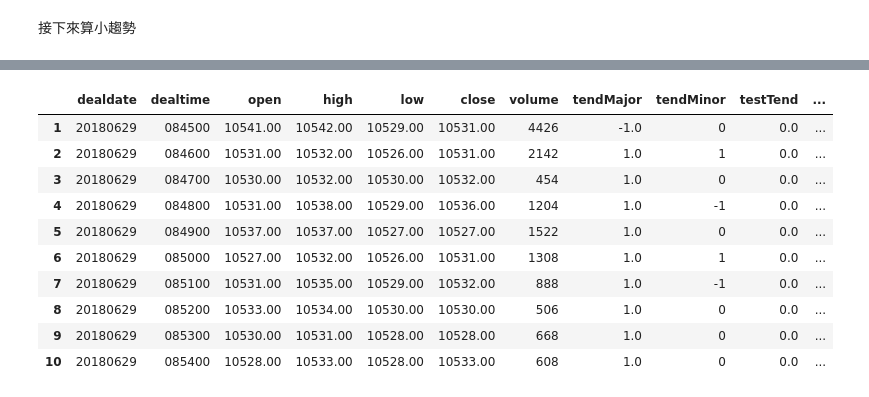
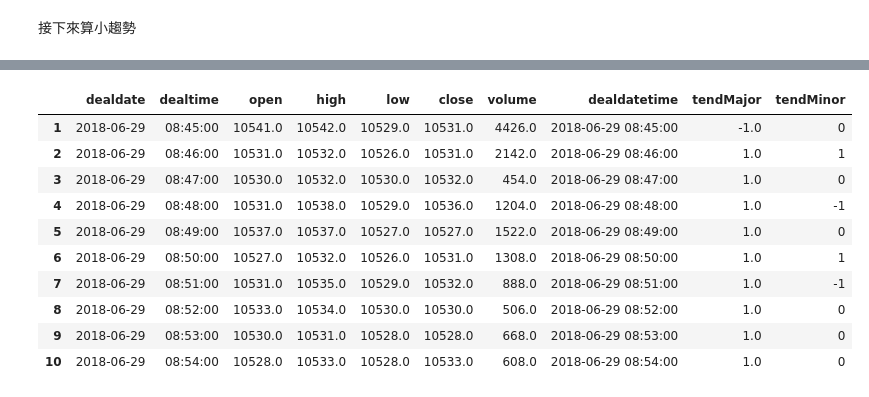
Before and after one commit to maochaokuo/pyKerasGA1, a Jupyter notebook: twfutures1.ipynb, the cells around one changed output, grey strips where cells are left out. Cells and saved outputs as stored; diff of their text form; code cells hidden in the pictures.

```diff
--- a/twfutures1.ipynb
+++ b/twfutures1.ipynb
@@ -53,0 +80,19 @@ print(datetime.datetime.now()) # about 0.5 second
+# %%
+#dfNext['dealdate']=str(dfNext['dealdate'])
+dfNext=df
+for index, row in dfNext.iterrows():
+    dealdate=row['dealdate']#[:4]+'-'+row['dealdate'][4:6]+'-'+row['dealdate'][6:]
+    dfNext.at[index,'dealdate']=datetime.datetime.strptime(dealdate, '%Y%m%d')
+    dfNext.at[index,'dealtime']=datetime.datetime.strptime(row['dealtime'], '%H%M%S')
+    #dfNext.at[index,'dealtime']=datetime.datetime.strptime(dealdate[:4]+'-'+dealdate[4:6]+'-'+dealdate[6:8])
+    #dfNext.at[index,'dealdate']=row['dealdate'][:4]+'-'+row['dealdate'][4:6]+'-'+row['dealdate'][6:]
+    #dfNext.at[index,'dealtime']=row['dealtime'][:2]+':'+row['dealtime'][2:4]+':'+row['dealtime'][4:]
+    dfNext.at[index,'dealdatetime']=row['dealdate'][:4]+'-'+row['dealdate'][4:6]+'-'+row['dealdate'][6:]+' '+row['dealtime'][:2]+':'+row['dealtime'][2:4]+':'+row['dealtime'][4:]
+
+dfNext['dealdatetime']= pd.to_datetime(dfNext['dealdatetime'])
+dfNext['dealtime']=dfNext['dealdatetime'].dt.time
+dfNext['dealdate']=dfNext['dealdatetime'].dt.date
+#dfNext['dealtime']= pd.to_datetime(dfNext['dealdatetime']).time()
+print(dfNext.head())
+print(dfNext.dtypes)
+#wrong!!!!!!!!!!!!!!!!!!
@@ -73,6 +137,20 @@ df2=df2.join(df.groupby('dealdate')['dealdate'].last())
 #df2['dealdate']=df2['name']
 df2['hightime']='140000'
 df2['lowtime']='140000'
+l=1
+for index, row in df2.iterrows():
+    df2.at[index,'i']=int(l)
+    l=l+1
+lastclose=0
+for index, row in df2.iterrows():
+    if lastclose==0:
+        lastclose=row['close']
+        if row['dealdate']==datetime.date(2018,6,29):
+            df2.at[index,'lastclose']=10523
+        continue
+    df2.at[index,'lastclose']=lastclose
+    lastclose=row['close']
+#df2[df2['i']]
 print(datetime.datetime.now()) # about 0.2 second
 df2.head()
 # %% [output]
@@ -119,16 +227,16 @@ df2.head()
 #print(datetime.datetime.now())    # about 1:22 seconds, or 82 seconds
 print(datetime.datetime.now().strftime("%m/%d/%Y, %H:%M:%S"))
 daterow=None
-curdate='20000101'
+curdate=datetime.datetime(2000, 1, 1).date() #'20000101'
 l=0
 for index, row in df.iterrows():
-    dealdate=str(row['dealdate'])
-    dealtime=str(row['dealtime'])
+    dealdate=row['dealdate']
+    dealtime=row['dealtime']
     # daily summary
     if daterow is None or curdate<dealdate:
         daterow=df2[ df2['dealdate']==dealdate ].iloc[0]
-        datehightime=str(daterow['hightime'])
-        datelowtime=str(daterow['lowtime'])
+        datehightime=daterow['hightime']
+        datelowtime=daterow['lowtime']
     else:
         curdate=dealdate
     if datehightime < datelowtime: # high earlier than low
@@ -171,7 +279,7 @@ df.head(10)
 # %% [markdown]
 接下來算小趨勢
 # %%
-curdate='20000101'
+curdate=datetime.datetime(2000, 1, 1).date() #'20000101'
 pre2index=-1
 preindex=-1
 pre2high=-1.0
@@ -234,11 +342,11 @@ l=77864
-|  | dealdate | dealtime | open | high | low | close | volume | tendMajor | tendMinor | testTend | ... |
-| 1 | 20180629 | 084500 | 10541.00 | 10542.00 | 10529.00 | 10531.00 | 4426 | -1.0 | 0 | 0.0 | ... |
-| 2 | 20180629 | 084600 | 10531.00 | 10532.00 | 10526.00 | 10531.00 | 2142 | 1.0 | 1 | 0.0 | ... |
-| 3 | 20180629 | 084700 | 10530.00 | 10532.00 | 10530.00 | 10532.00 | 454 | 1.0 | 0 | 0.0 | ... |
-| 4 | 20180629 | 084800 | 10531.00 | 10538.00 | 10529.00 | 10536.00 | 1204 | 1.0 | -1 | 0.0 | ... |
-| 5 | 20180629 | 084900 | 10537.00 | 10537.00 | 10527.00 | 10527.00 | 1522 | 1.0 | 0 | 0.0 | ... |
-| 6 | 20180629 | 085000 | 10527.00 | 10532.00 | 10526.00 | 10531.00 | 1308 | 1.0 | 1 | 0.0 | ... |
-| 7 | 20180629 | 085100 | 10531.00 | 10535.00 | 10529.00 | 10532.00 | 888 | 1.0 | -1 | 0.0 | ... |
-| 8 | 20180629 | 085200 | 10533.00 | 10534.00 | 10530.00 | 10530.00 | 506 | 1.0 | 0 | 0.0 | ... |
-| 9 | 20180629 | 085300 | 10530.00 | 10531.00 | 10528.00 | 10528.00 | 668 | 1.0 | 0 | 0.0 | ... |
-| 10 | 20180629 | 085400 | 10528.00 | 10533.00 | 10528.00 | 10533.00 | 608 | 1.0 | 0 | 0.0 | ... |
+|  | dealdate | dealtime | open | high | low | close | volume | dealdatetime | tendMajor | tendMinor |
+| 1 | 2018-06-29 | 08:45:00 | 10541.0 | 10542.0 | 10529.0 | 10531.0 | 4426.0 | 2018-06-29 08:45:00 | -1.0 | 0 |
+| 2 | 2018-06-29 | 08:46:00 | 10531.0 | 10532.0 | 10526.0 | 10531.0 | 2142.0 | 2018-06-29 08:46:00 | 1.0 | 1 |
+| 3 | 2018-06-29 | 08:47:00 | 10530.0 | 10532.0 | 10530.0 | 10532.0 | 454.0 | 2018-06-29 08:47:00 | 1.0 | 0 |
+| 4 | 2018-06-29 | 08:48:00 | 10531.0 | 10538.0 | 10529.0 | 10536.0 | 1204.0 | 2018-06-29 08:48:00 | 1.0 | -1 |
+| 5 | 2018-06-29 | 08:49:00 | 10537.0 | 10537.0 | 10527.0 | 10527.0 | 1522.0 | 2018-06-29 08:49:00 | 1.0 | 0 |
+| 6 | 2018-06-29 | 08:50:00 | 10527.0 | 10532.0 | 10526.0 | 10531.0 | 1308.0 | 2018-06-29 08:50:00 | 1.0 | 1 |
+| 7 | 2018-06-29 | 08:51:00 | 10531.0 | 10535.0 | 10529.0 | 10532.0 | 888.0 | 2018-06-29 08:51:00 | 1.0 | -1 |
+| 8 | 2018-06-29 | 08:52:00 | 10533.0 | 10534.0 | 10530.0 | 10530.0 | 506.0 | 2018-06-29 08:52:00 | 1.0 | 0 |
+| 9 | 2018-06-29 | 08:53:00 | 10530.0 | 10531.0 | 10528.0 | 10528.0 | 668.0 | 2018-06-29 08:53:00 | 1.0 | 0 |
+| 10 | 2018-06-29 | 08:54:00 | 10528.0 | 10533.0 | 10528.0 | 10533.0 | 608.0 | 2018-06-29 08:54:00 | 1.0 | 0 |
```
Also changed, not shown: parts of 31 cells of this notebook.
